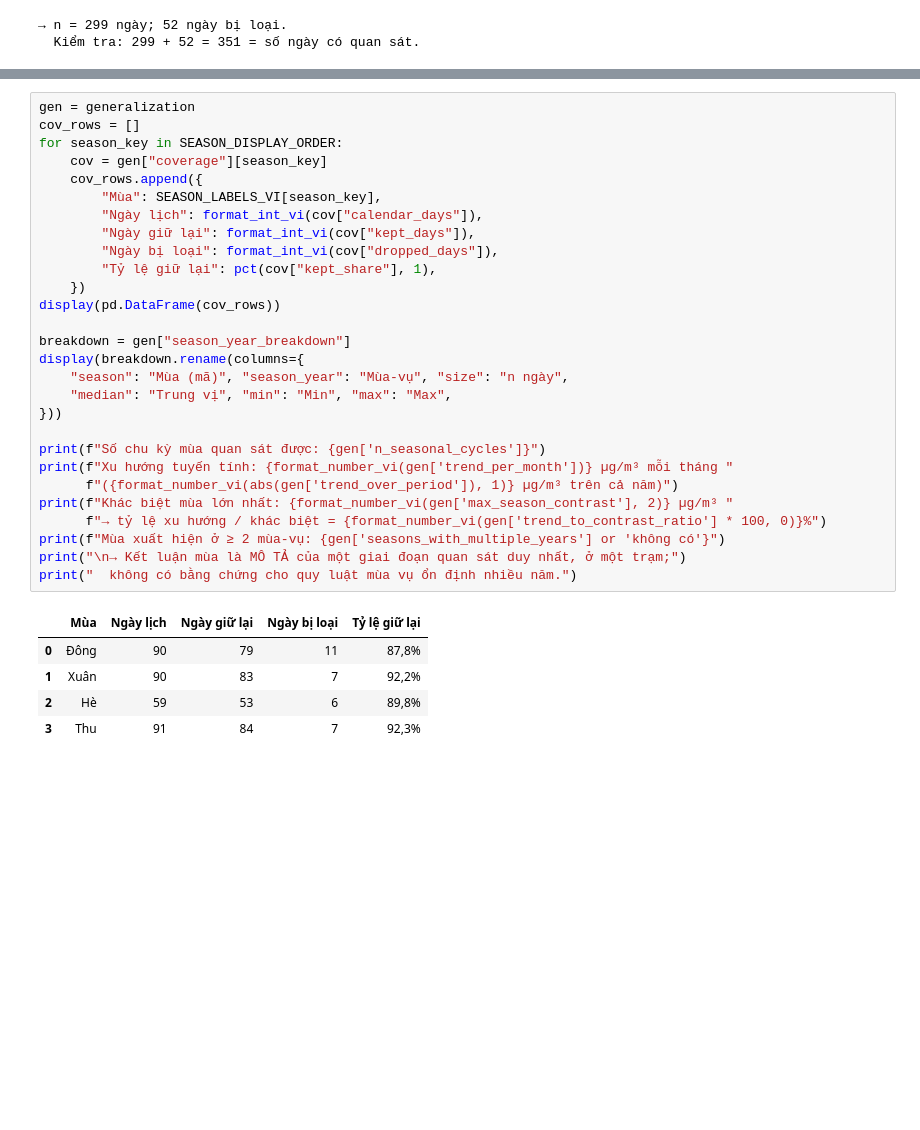
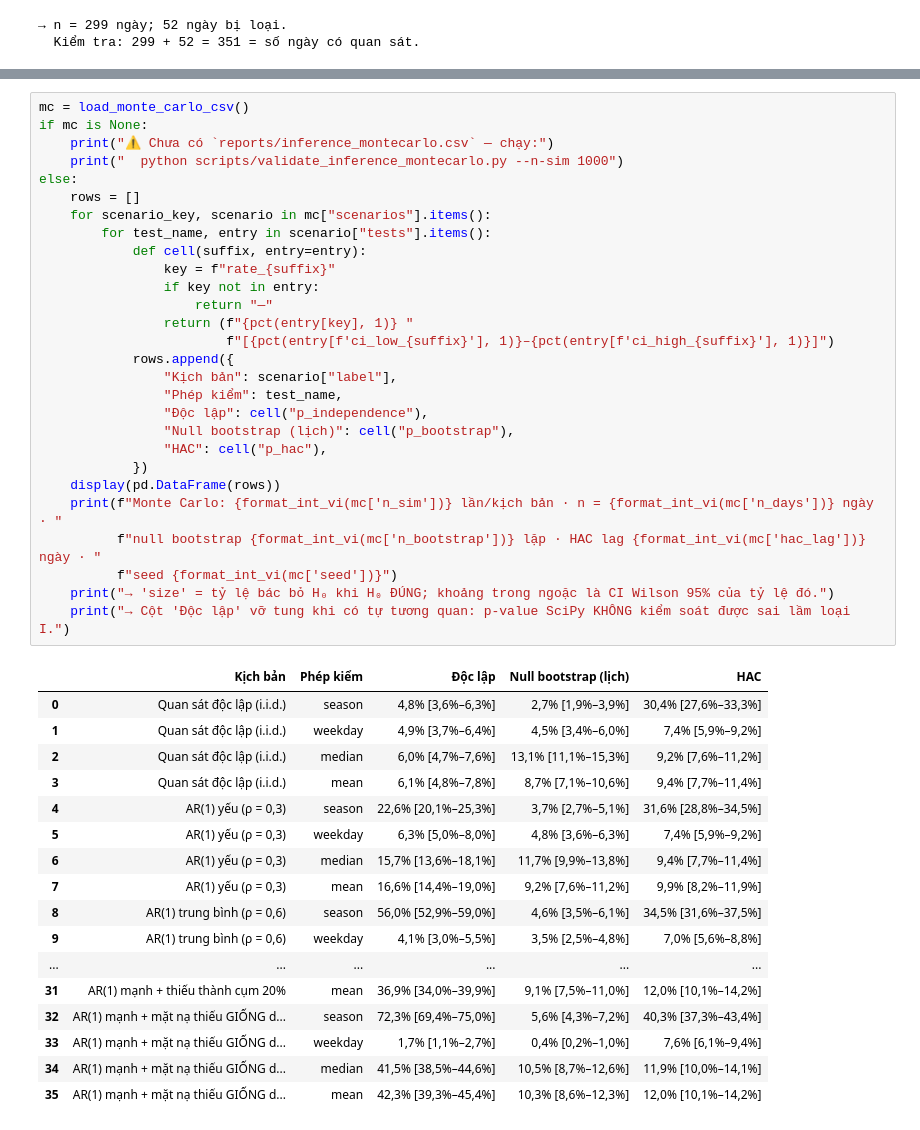
Before and after one commit to doctor-cato/air-pollution-analysis, a Jupyter notebook: notebooks/05_statistical_inference.ipynb, the cells around one changed output, grey strips where cells are left out. Drawn from its saved outputs; the diff is of its cells as text; blank space fills up the shorter version.

```diff
--- a/notebooks/05_statistical_inference.ipynb
+++ b/notebooks/05_statistical_inference.ipynb
@@ -944,34 +967,46 @@ Bốn kiểm định trên **không** trả lời được: khác biệt mùa qu
 # %%
-gen = generalization
-cov_rows = []
-for season_key in SEASON_DISPLAY_ORDER:
-    cov = gen["coverage"][season_key]
-    cov_rows.append({
-        "Mùa": SEASON_LABELS_VI[season_key],
-        "Ngày lịch": format_int_vi(cov["calendar_days"]),
-        "Ngày giữ lại": format_int_vi(cov["kept_days"]),
-        "Ngày bị loại": format_int_vi(cov["dropped_days"]),
-        "Tỷ lệ giữ lại": pct(cov["kept_share"], 1),
-    })
-display(pd.DataFrame(cov_rows))
-
-breakdown = gen["season_year_breakdown"]
-display(breakdown.rename(columns={
-    "season": "Mùa (mã)", "season_year": "Mùa-vụ", "size": "n ngày",
-    "median": "Trung vị", "min": "Min", "max": "Max",
-}))
-
-print(f"Số chu kỳ mùa quan sát được: {gen['n_seasonal_cycles']}")
-print(f"Xu hướng tuyến tính: {format_number_vi(gen['trend_per_month'])} µg/m³ mỗi tháng "
-      f"({format_number_vi(abs(gen['trend_over_period']), 1)} µg/m³ trên cả năm)")
-print(f"Khác biệt mùa lớn nhất: {format_number_vi(gen['max_season_contrast'], 2)} µg/m³ "
-      f"→ tỷ lệ xu hướng / khác biệt = {format_number_vi(gen['trend_to_contrast_ratio'] * 100, 0)}%")
-print(f"Mùa xuất hiện ở ≥ 2 mùa-vụ: {gen['seasons_with_multiple_years'] or 'không có'}")
-print("\n→ Kết luận mùa là MÔ TẢ của một giai đoạn quan sát duy nhất, ở một trạm;")
-print("  không có bằng chứng cho quy luật mùa vụ ổn định nhiều năm.")
+mc = load_monte_carlo_csv()
+if mc is None:
+    print("⚠ Chưa có `reports/inference_montecarlo.csv` — chạy:")
+    print("  python scripts/validate_inference_montecarlo.py --n-sim 1000")
+else:
+    rows = []
+    for scenario_key, scenario in mc["scenarios"].items():
+        for test_name, entry in scenario["tests"].items():
+            def cell(suffix, entry=entry):
+                key = f"rate_{suffix}"
+                if key not in entry:
+                    return "—"
+                return (f"{pct(entry[key], 1)} "
+                        f"[{pct(entry[f'ci_low_{suffix}'], 1)}–{pct(entry[f'ci_high_{suffix}'], 1)}]")
+            rows.append({
+                "Kịch bản": scenario["label"],
+                "Phép kiểm": test_name,
+                "Độc lập": cell("p_independence"),
+                "Null bootstrap (lịch)": cell("p_bootstrap"),
+                "HAC": cell("p_hac"),
+            })
+    display(pd.DataFrame(rows))
+    print(f"Monte Carlo: {format_int_vi(mc['n_sim'])} lần/kịch bản · n = {format_int_vi(mc['n_days'])} ngày · "
+          f"null bootstrap {format_int_vi(mc['n_bootstrap'])} lặp · HAC lag {format_int_vi(mc['hac_lag'])} ngày · "
+          f"seed {format_int_vi(mc['seed'])}")
+    print("→ 'size' = tỷ lệ bác bỏ H₀ khi H₀ ĐÚNG; khoảng trong ngoặc là CI Wilson 95% của tỷ lệ đó.")
+    print("→ Cột 'Độc lập' vỡ tung khi có tự tương quan: p-value SciPy KHÔNG kiểm soát được sai lầm loại I.")
 # %% [output]
-|  | Mùa | Ngày lịch | Ngày giữ lại | Ngày bị loại | Tỷ lệ giữ lại |
-| 0 | Đông | 90 | 79 | 11 | 87,8% |
-| 1 | Xuân | 90 | 83 | 7 | 92,2% |
-| 2 | Hè | 59 | 53 | 6 | 89,8% |
-| 3 | Thu | 91 | 84 | 7 | 92,3% |
+|  | Kịch bản | Phép kiểm | Độc lập | Null bootstrap (lịch) | HAC |
+| 0 | Quan sát độc lập (i.i.d.) | season | 4,8% [3,6%–6,3%] | 2,7% [1,9%–3,9%] | 30,4% [27,6%–33,3%] |
+| 1 | Quan sát độc lập (i.i.d.) | weekday | 4,9% [3,7%–6,4%] | 4,5% [3,4%–6,0%] | 7,4% [5,9%–9,2%] |
+| 2 | Quan sát độc lập (i.i.d.) | median | 6,0% [4,7%–7,6%] | 13,1% [11,1%–15,3%] | 9,2% [7,6%–11,2%] |
+| 3 | Quan sát độc lập (i.i.d.) | mean | 6,1% [4,8%–7,8%] | 8,7% [7,1%–10,6%] | 9,4% [7,7%–11,4%] |
+| 4 | AR(1) yếu (ρ = 0,3) | season | 22,6% [20,1%–25,3%] | 3,7% [2,7%–5,1%] | 31,6% [28,8%–34,5%] |
+| 5 | AR(1) yếu (ρ = 0,3) | weekday | 6,3% [5,0%–8,0%] | 4,8% [3,6%–6,3%] | 7,4% [5,9%–9,2%] |
+| 6 | AR(1) yếu (ρ = 0,3) | median | 15,7% [13,6%–18,1%] | 11,7% [9,9%–13,8%] | 9,4% [7,7%–11,4%] |
+| 7 | AR(1) yếu (ρ = 0,3) | mean | 16,6% [14,4%–19,0%] | 9,2% [7,6%–11,2%] | 9,9% [8,2%–11,9%] |
+| 8 | AR(1) trung bình (ρ = 0,6) | season | 56,0% [52,9%–59,0%] | 4,6% [3,5%–6,1%] | 34,5% [31,6%–37,5%] |
+| 9 | AR(1) trung bình (ρ = 0,6) | weekday | 4,1% [3,0%–5,5%] | 3,5% [2,5%–4,8%] | 7,0% [5,6%–8,8%] |
+| ... | ... | ... | ... | ... | ... |
+| 31 | AR(1) mạnh + thiếu thành cụm 20% | mean | 36,9% [34,0%–39,9%] | 9,1% [7,5%–11,0%] | 12,0% [10,1%–14,2%] |
+| 32 | AR(1) mạnh + mặt nạ thiếu GIỐNG d... | season | 72,3% [69,4%–75,0%] | 5,6% [4,3%–7,2%] | 40,3% [37,3%–43,4%] |
+| 33 | AR(1) mạnh + mặt nạ thiếu GIỐNG d... | weekday | 1,7% [1,1%–2,7%] | 0,4% [0,2%–1,0%] | 7,6% [6,1%–9,4%] |
+| 34 | AR(1) mạnh + mặt nạ thiếu GIỐNG d... | median | 41,5% [38,5%–44,6%] | 10,5% [8,7%–12,6%] | 11,9% [10,0%–14,1%] |
+| 35 | AR(1) mạnh + mặt nạ thiếu GIỐNG d... | mean | 42,3% [39,3%–45,4%] | 10,3% [8,6%–12,3%] | 12,0% [10,1%–14,2%] |
```
Also changed, not shown: parts of 52 cells of this notebook, 10 other files.
